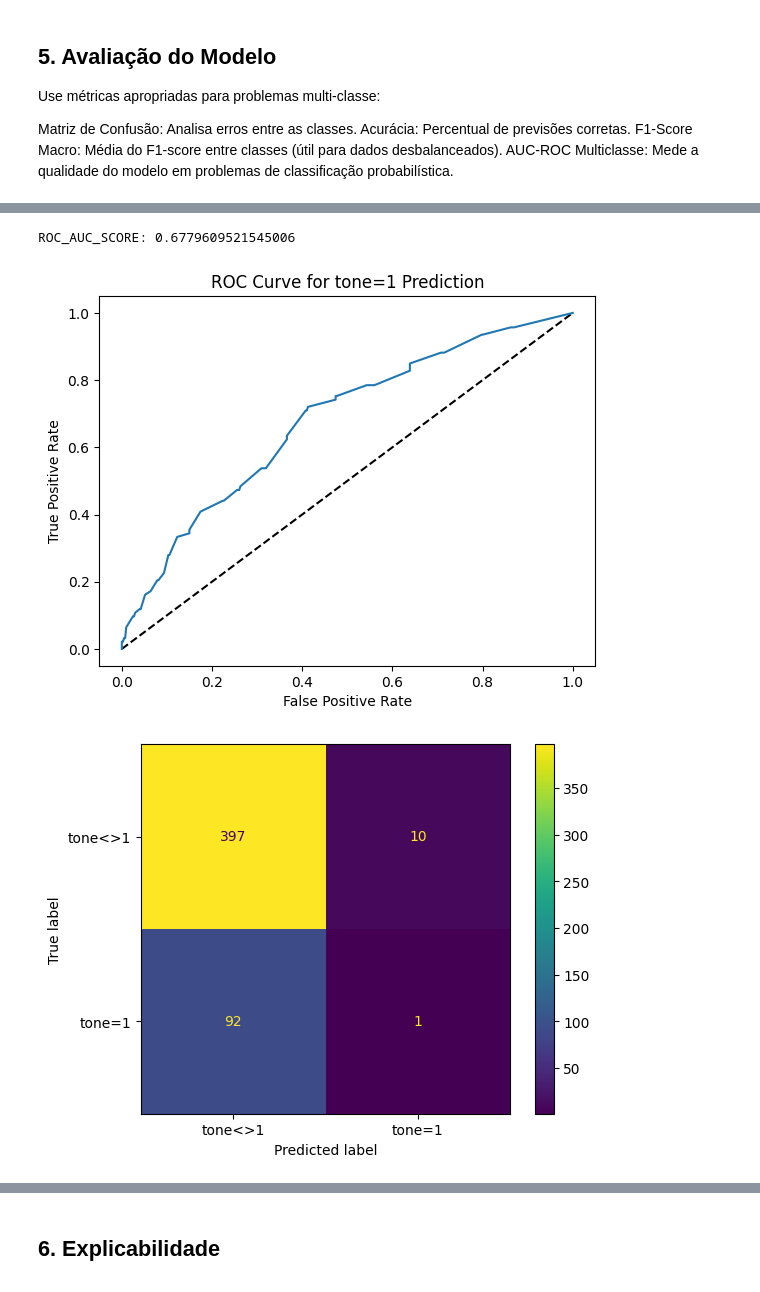
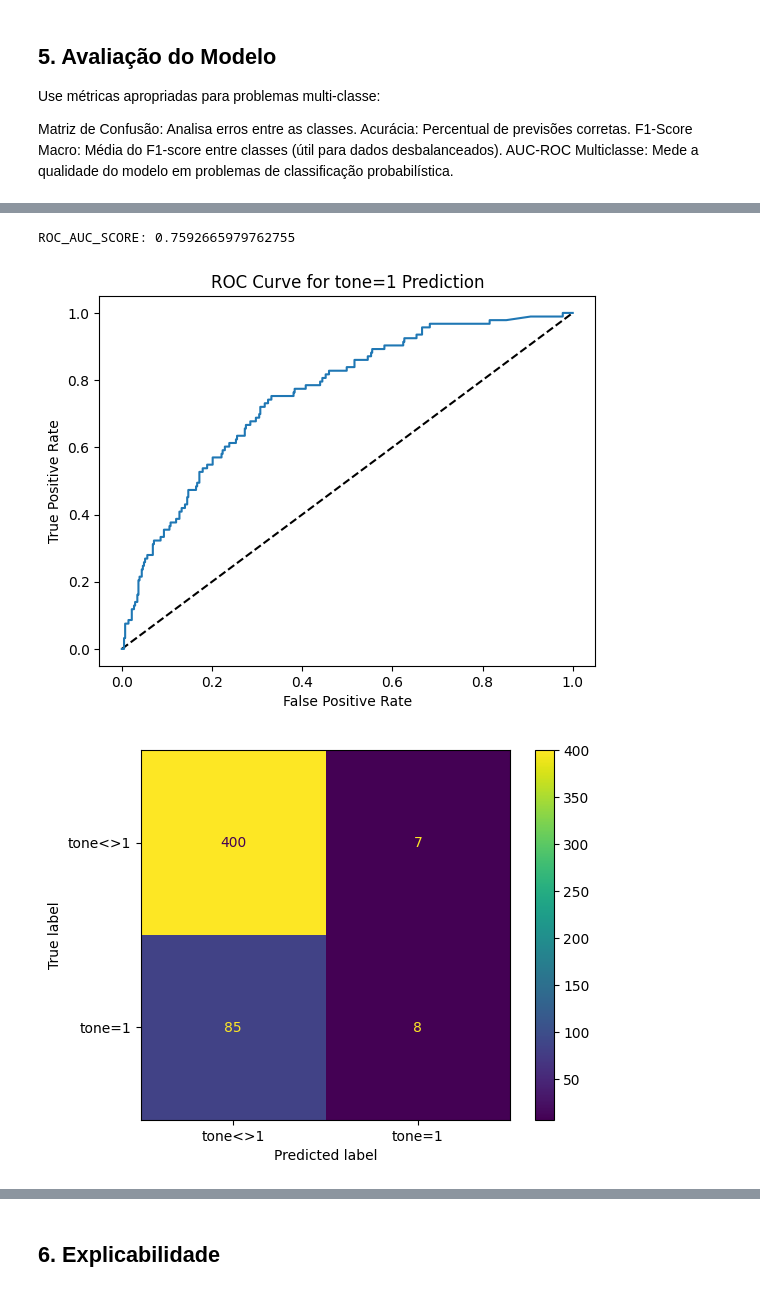
Before and after one commit to Carabinero/politeness-review-classification, a Jupyter notebook: politeness_convencional_v1_5.ipynb, the cells around one changed output, grey strips where cells are left out. Cells and saved outputs as stored; diff of their text form; code cells hidden in the pictures.

```diff
--- a/politeness_convencional_v1_5.ipynb
+++ b/politeness_convencional_v1_5.ipynb
@@ -782,5 +782,5 @@ Best performance:  0.6133074603839221
 # %%
-rf_4 = RandomForestClassifier(random_state=123)
+rf_4 = RandomForestClassifier(random_state=42)
 
 # Instantiate RandomizedSearchCV() with rf and the parameter grid
 rf_rs_4 = RandomizedSearchCV(
@@ -789,8 +789,8 @@ rf_rs_4 = RandomizedSearchCV(
     cv=3,  # Number of folds
     n_iter=10,  # Number of parameter candidate settings to sample
     verbose=2,  # The higher this is, the more messages are outputed
-    scoring="accuracy",  # Metric to evaluate performance
-    random_state=123
+    scoring="roc_auc",  # Metric to evaluate performance
+    random_state=42
 )
 
 # Train the model on the training set
@@ -857,0 +878,6 @@ Best performance:  0.9589799694747221
+# %%
+# Best parameters found:  {'n_estimators': 368, 'min_samples_split': 3, 'min_samples_leaf': 1, 'max_depth': 22, 'ccp_alpha': 0}
+
+model_4 = RandomForestClassifier(n_estimators=368, max_depth=22, min_samples_split=3, min_samples_leaf=1, ccp_alpha=0, random_state= 42)
+model_4.fit(X_train_tfidf_4, y_train_4 )
+y_predicted_4 = model_4.predict(X_test_tfidf_4 )
@@ -971,34 +1003,34 @@ ROC_AUC_SCORE: 0.6666263544891641
 # %%
-y_pred_probs_4 = trained_models_['RandomForestClassifier_4'].predict_proba(X_test_tfidf_4)[:, 1]
+y_pred_probs_4 = model_4.predict_proba(X_test_tfidf_4)[:, 1]
 # print(y_pred_probs_4)
 
 # Calculate roc_auc_score
 print(f"ROC_AUC_SCORE: {roc_auc_score(y_test_4, y_pred_probs_4)}")
 
 # Generate ROC curve values: fpr, tpr, thresholds
 fpr_4, tpr_4, thresholds_4 = roc_curve(y_test_4, y_pred_probs_4)
 
 plt.plot([0, 1], [0, 1], 'k--')
 
 # Plot tpr against fpr
 plt.plot(fpr_4, tpr_4)
 plt.xlabel('False Positive Rate')
 plt.ylabel('True Positive Rate')
 plt.title('ROC Curve for tone=1 Prediction')
 plt.show()
 
 # Calculate the classification report
 # print(classification_report(y_test_4, y_predicted['RandomForestClassifier'][1]))
 
 # Calculate the confusion matrix
-cm_4 = confusion_matrix(y_test_4, y_predicted['RandomForestClassifier'][1])
+cm_4 = confusion_matrix(y_test_4, y_predicted_4)
 
 disp_4 = ConfusionMatrixDisplay(confusion_matrix=cm_4, display_labels=['tone<>1', 'tone=1']) # Replace with your class labels
 
 disp_4.plot()
 plt.show()
 # %% [output]
-ROC_AUC_SCORE: 0.6779609521545006
+ROC_AUC_SCORE: 0.7592665979762755
-[figure, old version]
+[figure, new version]
-[figure, old version]
+[figure, new version]
 # %%
```
Also changed, not shown: parts of 20 cells of this notebook.
